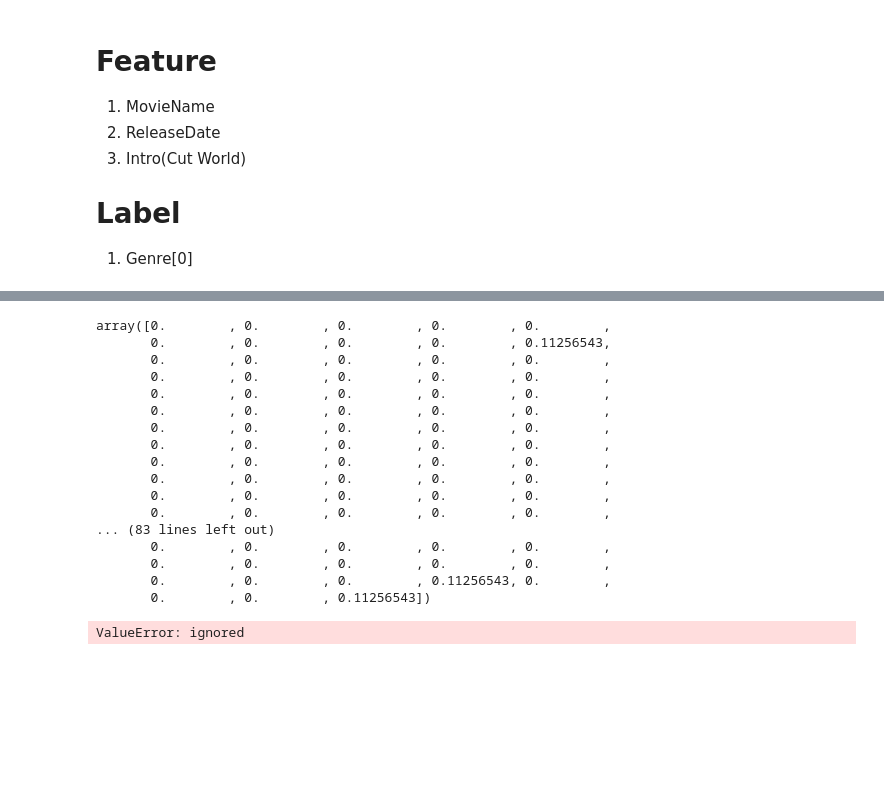
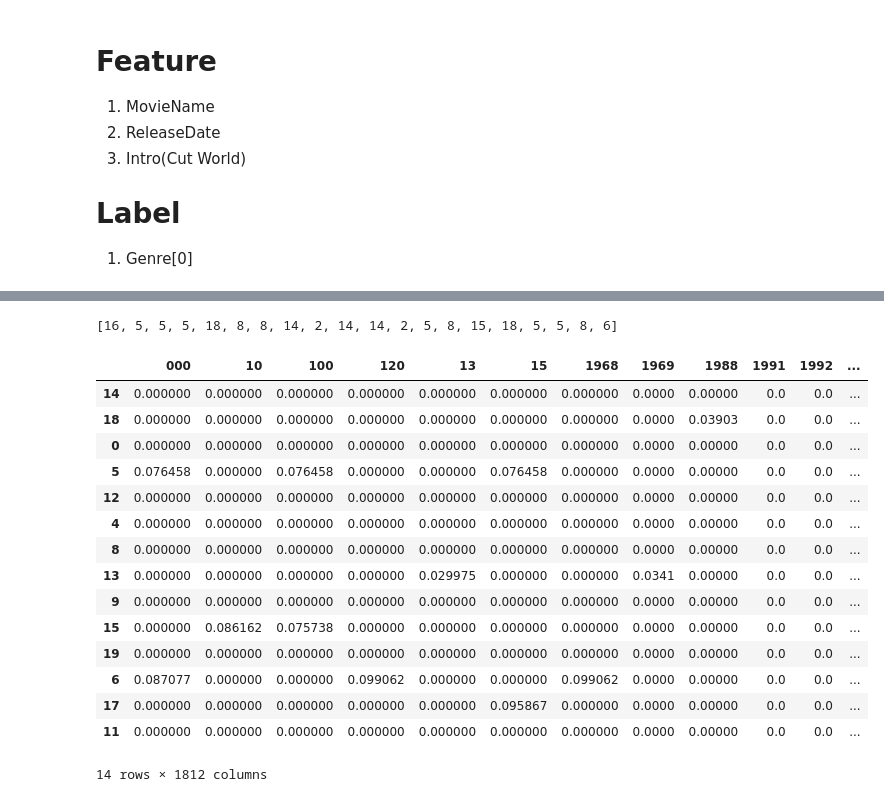
Before and after one commit to RyanTokManMokMTM/NLP_Tranning3_movie_classification, a Jupyter notebook: movie_classification.ipynb, the cells around one changed output, grey strips where cells are left out. Cells and saved outputs as stored; diff of their text form; code cells hidden in the pictures; blank space fills up the shorter version.

```diff
--- a/movie_classification.ipynb
+++ b/movie_classification.ipynb
@@ -114,7 +114,8 @@ from sklearn.feature_extraction.text import TfidfTransformer
 from sklearn.feature_extraction.text import CountVectorizer
 #get the word
 #clean all the stop word
-movDatas = x[:5]
+movDatas = x[:20]
+movDatasLable = y[:20]
 tempCutList = []
 for data in movDatas:
   cutDataList = []
@@ -128,32 +129,36 @@ tfidf = transform.fit_transform(vectorizer.fit_transform(tempCutList)) #t.fit =>
 words = vectorizer.get_feature_names() # get all word
 
 weight = tfidf.toarray()
-weight[0]
+
 # for i in range(len(weight)):
 #   print("------------Intro",i,"Term and TF-IDF:")
 #   for j in range(len(words)):
 #     print(words[j],weight[i][j])
 #   print("\n")
-# %% [output]
-array([0.        , 0.        , 0.        , 0.        , 0.        ,
-       0.        , 0.        , 0.        , 0.        , 0.11256543,
-       0.        , 0.        , 0.        , 0.        , 0.        ,
-       0.        , 0.        , 0.        , 0.        , 0.        ,
-       0.        , 0.        , 0.        , 0.        , 0.        ,
-       0.        , 0.        , 0.        , 0.        , 0.        ,
-       0.        , 0.        , 0.        , 0.        , 0.        ,
-       0.        , 0.        , 0.        , 0.        , 0.        ,
-       0.        , 0.        , 0.        , 0.        , 0.        ,
-       0.        , 0.        , 0.        , 0.        , 0.        ,
-       0.        , 0.        , 0.        , 0.        , 0.        ,
-       0.        , 0.        , 0.        , 0.        , 0.        ,
-... (83 lines left out)
-       0.        , 0.        , 0.        , 0.        , 0.        ,
-       0.        , 0.        , 0.        , 0.        , 0.        ,
-       0.        , 0.        , 0.        , 0.11256543, 0.        ,
-       0.        , 0.        , 0.11256543])
-# %%
-from sklearn import neighbors
-testModule = neighbors.KNeighborsClassifier()
-# %% [output]
-ValueError: ignored
+# %%
+movDatasLable
+# %% [output]
+[16, 5, 5, 5, 18, 8, 8, 14, 2, 14, 14, 2, 5, 8, 15, 18, 5, 5, 8, 6]
+# %%
+from sklearn.model_selection import train_test_split
+data = pd.DataFrame(data=weight,columns=words)
+X_train,X_test,y_train,y_test = train_test_split(data,movDatasLable,test_size=0.30,random_state=101)
+# %%
+X_train
+# %% [output]
+|  | 000 | 10 | 100 | 120 | 13 | 15 | 1968 | 1969 | 1988 | 1991 | 1992 | ... |
+| 14 | 0.000000 | 0.000000 | 0.000000 | 0.000000 | 0.000000 | 0.000000 | 0.000000 | 0.0000 | 0.00000 | 0.0 | 0.0 | ... |
+| 18 | 0.000000 | 0.000000 | 0.000000 | 0.000000 | 0.000000 | 0.000000 | 0.000000 | 0.0000 | 0.03903 | 0.0 | 0.0 | ... |
+| 0 | 0.000000 | 0.000000 | 0.000000 | 0.000000 | 0.000000 | 0.000000 | 0.000000 | 0.0000 | 0.00000 | 0.0 | 0.0 | ... |
+| 5 | 0.076458 | 0.000000 | 0.076458 | 0.000000 | 0.000000 | 0.076458 | 0.000000 | 0.0000 | 0.00000 | 0.0 | 0.0 | ... |
+| 12 | 0.000000 | 0.000000 | 0.000000 | 0.000000 | 0.000000 | 0.000000 | 0.000000 | 0.0000 | 0.00000 | 0.0 | 0.0 | ... |
+| 4 | 0.000000 | 0.000000 | 0.000000 | 0.000000 | 0.000000 | 0.000000 | 0.000000 | 0.0000 | 0.00000 | 0.0 | 0.0 | ... |
+| 8 | 0.000000 | 0.000000 | 0.000000 | 0.000000 | 0.000000 | 0.000000 | 0.000000 | 0.0000 | 0.00000 | 0.0 | 0.0 | ... |
+| 13 | 0.000000 | 0.000000 | 0.000000 | 0.000000 | 0.029975 | 0.000000 | 0.000000 | 0.0341 | 0.00000 | 0.0 | 0.0 | ... |
+| 9 | 0.000000 | 0.000000 | 0.000000 | 0.000000 | 0.000000 | 0.000000 | 0.000000 | 0.0000 | 0.00000 | 0.0 | 0.0 | ... |
+| 15 | 0.000000 | 0.086162 | 0.075738 | 0.000000 | 0.000000 | 0.000000 | 0.000000 | 0.0000 | 0.00000 | 0.0 | 0.0 | ... |
+| 19 | 0.000000 | 0.000000 | 0.000000 | 0.000000 | 0.000000 | 0.000000 | 0.000000 | 0.0000 | 0.00000 | 0.0 | 0.0 | ... |
+| 6 | 0.087077 | 0.000000 | 0.000000 | 0.099062 | 0.000000 | 0.000000 | 0.099062 | 0.0000 | 0.00000 | 0.0 | 0.0 | ... |
+| 17 | 0.000000 | 0.000000 | 0.000000 | 0.000000 | 0.000000 | 0.095867 | 0.000000 | 0.0000 | 0.00000 | 0.0 | 0.0 | ... |
+| 11 | 0.000000 | 0.000000 | 0.000000 | 0.000000 | 0.000000 | 0.000000 | 0.000000 | 0.0000 | 0.00000 | 0.0 | 0.0 | ... |
+14 rows × 1812 columns
```
Also changed, not shown: parts of 5 cells of this notebook.
